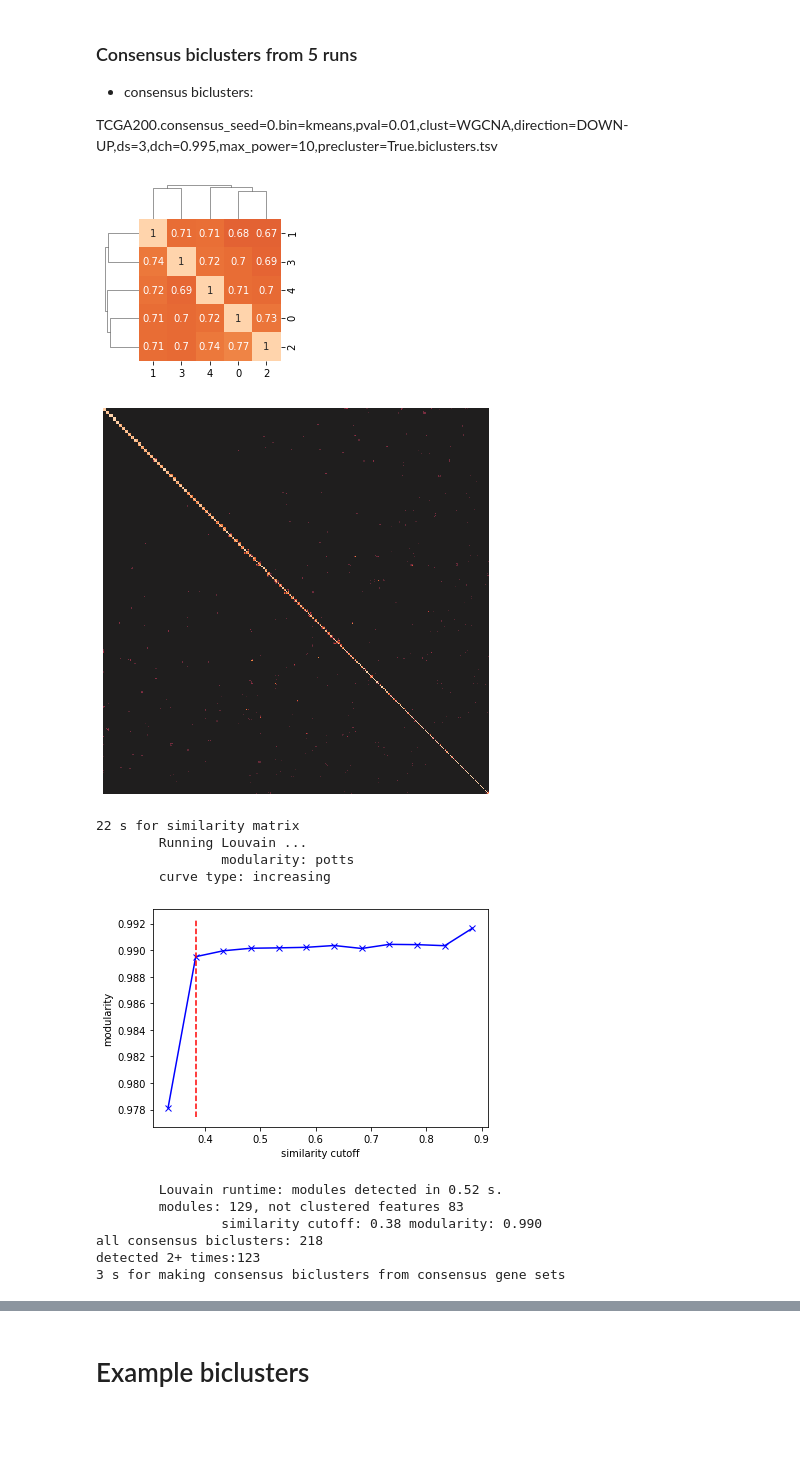
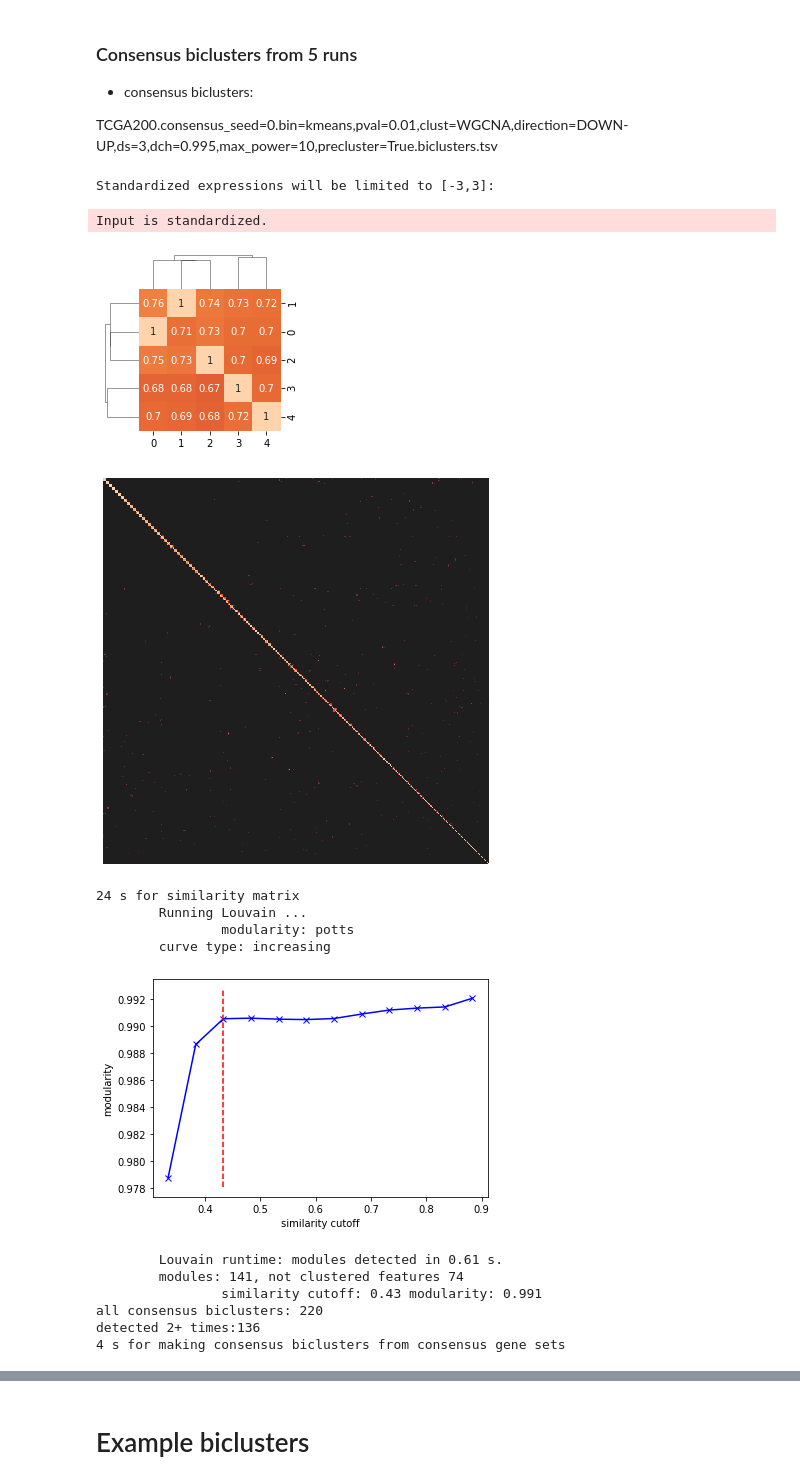
Before and after one commit to ozolotareva/unpast_paper, a Jupyter notebook: UnPaSt_example.ipynb, the cells around one changed output, grey strips where cells are left out. Cells and saved outputs as stored; diff of their text form; code cells hidden in the pictures; blank space fills up the shorter version.

```diff
--- a/UnPaSt_example.ipynb
+++ b/UnPaSt_example.ipynb
@@ -151,22 +121,28 @@ seed=441001     n_biclusters: 110
 * consensus biclusters:
 
 TCGA200.consensus_seed=0.bin=kmeans,pval=0.01,clust=WGCNA,direction=DOWN-UP,ds=3,dch=0.995,max_power=10,precluster=True.biclusters.tsv
-# %%
-consensus_biclusters = make_consensus_biclusters2(biclusters, zscore(exprs),
-                                                      seed = cseed,
-                                                      verbose = True,
-                                                      plot = True)
-# %% [output]
-[figure, removed]
-[figure, removed]
-22 s for similarity matrix
-        Running Louvain ...
-                modularity: potts
-        curve type: increasing
-[figure, removed]
-        Louvain runtime: modules detected in 0.52 s.
-        modules: 129, not clustered features 83
-                similarity cutoff: 0.38 modularity: 0.990
-all consensus biclusters: 218
-detected 2+ times:123
-3 s for making consensus biclusters from consensus gene sets
+# %%
+# filter and z-score transform input matrix, limit z-scores to [-3,3]
+exprs_z = prepare_input_matrix(exprs, min_n_samples=5,ceiling=3)
+consensus_biclusters = make_consensus_biclusters(biclusters, exprs_z,
+                                                      seed = cseed,
+                                                      verbose = True,
+                                                      plot = True)
+
+consensus_biclusters
+# %% [output]
+Standardized expressions will be limited to [-3,3]:
+Input is standardized.
+[figure, added]
+[figure, added]
+24 s for similarity matrix
+        Running Louvain ...
+                modularity: potts
+        curve type: increasing
+[figure, added]
+        Louvain runtime: modules detected in 0.61 s.
+        modules: 141, not clustered features 74
+                similarity cutoff: 0.43 modularity: 0.991
+all consensus biclusters: 220
+detected 2+ times:136
+4 s for making consensus biclusters from consensus gene sets
```
Also changed, not shown: parts of 16 cells of this notebook.
